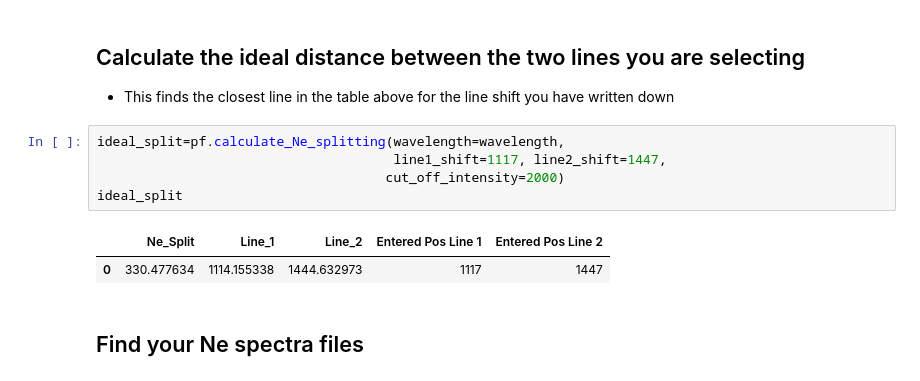
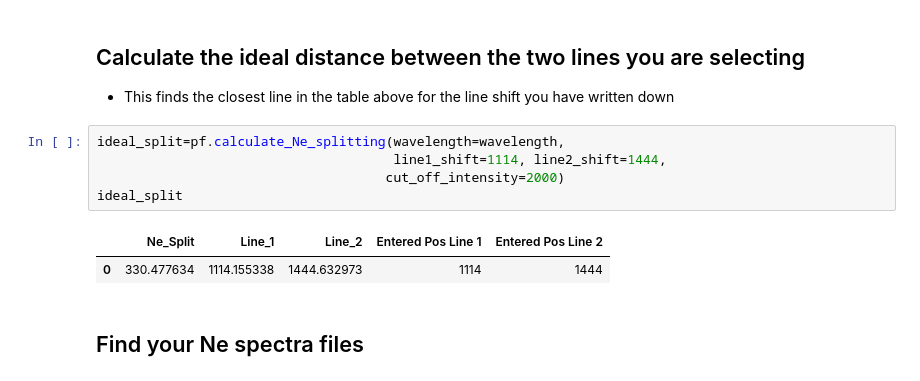
Before and after one commit to PennyWieser/DiadFit, a Jupyter notebook: docs/Examples/Weak_Diad_BenBlack/Black_Ne_Fitting_1447_1117.ipynb, the cells around one changed output. Drawn from its saved outputs; the diff is of its cells as text.

```diff
--- a/docs/Examples/Weak_Diad_BenBlack/Black_Ne_Fitting_1447_1117.ipynb
+++ b/docs/Examples/Weak_Diad_BenBlack/Black_Ne_Fitting_1447_1117.ipynb
@@ -80,12 +80,12 @@ df_Ne.head()
 - This finds the closest line in the table above for the line shift you have written down
 # %%
 ideal_split=pf.calculate_Ne_splitting(wavelength=wavelength,
-                                      line1_shift=1117, line2_shift=1447,
+                                      line1_shift=1114, line2_shift=1444,
                                      cut_off_intensity=2000)
 ideal_split
 # %% [output]
 |  | Ne_Split | Line_1 | Line_2 | Entered Pos Line 1 | Entered Pos Line 2 |
-| 0 | 330.477634 | 1114.155338 | 1444.632973 | 1117 | 1447 |
+| 0 | 330.477634 | 1114.155338 | 1444.632973 | 1114 | 1444 |
 # %% [markdown]
 ## Find your Ne spectra files
 # %%
```
Also changed, not shown: parts of 7 cells of this notebook, 2 other files.
